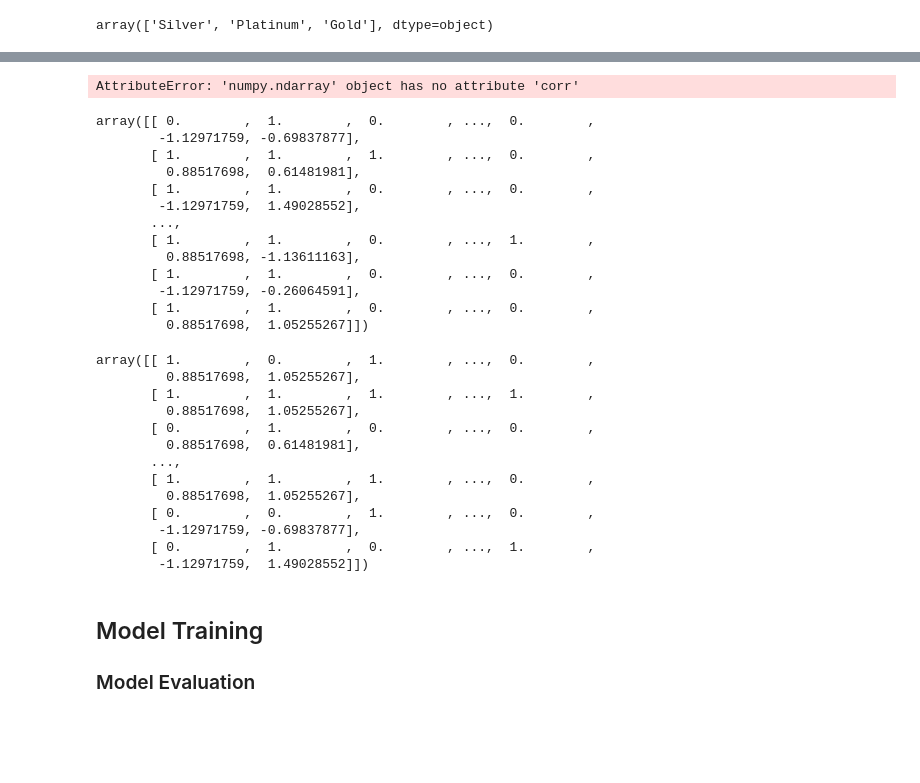
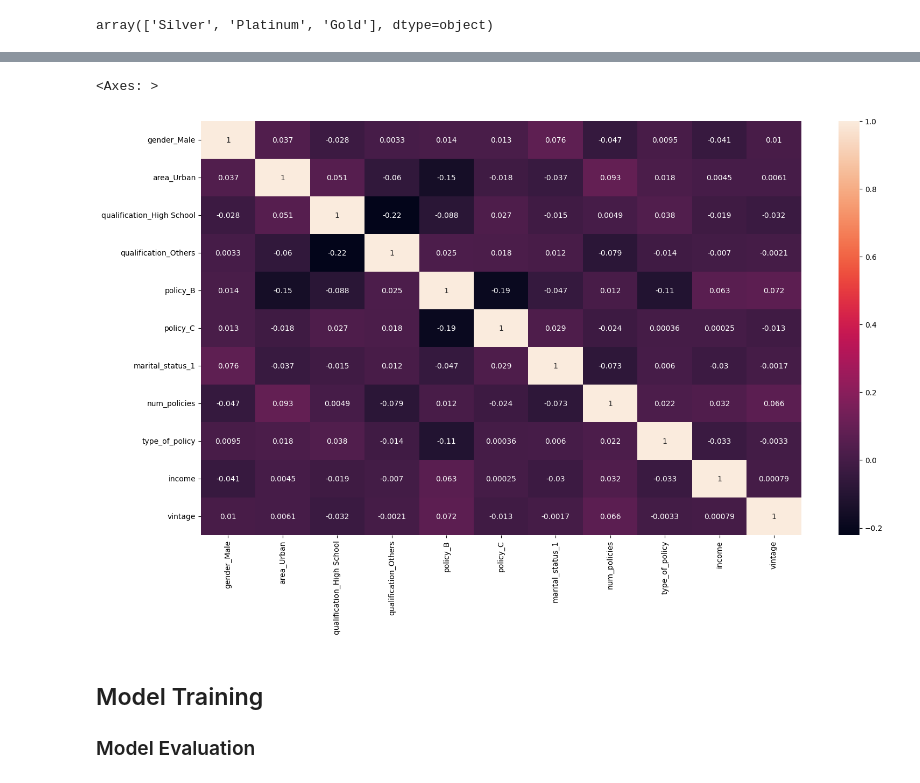
Before and after one commit to nikeshgamal24/Customer-Claim-Value-Forecasting-Project, a Jupyter notebook: Customer_Claim_Value_Forecasting_Project.ipynb, the cells around one changed output, grey strips where cells are left out. Cells and saved outputs as stored; diff of their text form; code cells hidden in the pictures; blank space fills up the shorter version.

```diff
--- a/Customer_Claim_Value_Forecasting_Project.ipynb
+++ b/Customer_Claim_Value_Forecasting_Project.ipynb
@@ -773,0 +698,14 @@ dtype: int64
+# %%
+# --- Initialize Transformers and ColumnTransformer ---
+oh_encoder = OneHotEncoder(drop='first', handle_unknown='ignore')
+ordinal_encoder = OrdinalEncoder(categories=ordinal_encoder_categories, handle_unknown='use_encoded_value', unknown_value=-1)
+std_scaler = StandardScaler()
+
+preprocessor = ColumnTransformer(
+    transformers=[
+        ('onehot', oh_encoder, nominal_features),
+        ('ordinal', ordinal_encoder, ordinal_features),
+        ('scaler', std_scaler, numerical_features)
+    ],
+    remainder='drop'
+)
@@ -773,0 +732,21 @@ dtype: int64
+# %%
+# --- Fit and Transform X_train, Transform X_test ---
+X_train_transformed_array = preprocessor.fit_transform(X_train)
+X_test_transformed_array = preprocessor.transform(X_test)
+
+# --- Convert transformed X arrays to DataFrames (with correct column names and index) ---
+ohe_feature_names = preprocessor.named_transformers_['onehot'].get_feature_names_out(nominal_features)
+ordinal_transformed_names = ordinal_features
+numerical_transformed_names = numerical_features
+
+all_transformed_feature_names = list(ohe_feature_names) + ordinal_transformed_names + numerical_transformed_names
+
+X_train_transformed_df = pd.DataFrame(X_train_transformed_array,
+                                      columns=all_transformed_feature_names,
+                                      index=X_train.index)
+
+X_test_transformed_df = pd.DataFrame(X_test_transformed_array,
+                                     columns=all_transformed_feature_names,
+                                     index=X_test.index)
+# %%
+temp_df=pd.DataFrame(X_train_transformed_df)
@@ -774,41 +768,10 @@ dtype: int64
 # %%
-X_train_transformed.corr()
-plt.figure(figsize=(12,8))
+
+plt.figure(figsize=(18,10))
 sns.heatmap(temp_df.corr(),annot=True)
 # %% [output]
-AttributeError: 'numpy.ndarray' object has no attribute 'corr'
+<Axes: >
+[figure, added]
-# %%
-X_train_transformed
-# %% [output]
-array([[ 0.        ,  1.        ,  0.        , ...,  0.        ,
-        -1.12971759, -0.69837877],
-       [ 1.        ,  1.        ,  1.        , ...,  0.        ,
-         0.88517698,  0.61481981],
-       [ 1.        ,  1.        ,  0.        , ...,  0.        ,
-        -1.12971759,  1.49028552],
-       ...,
-       [ 1.        ,  1.        ,  0.        , ...,  1.        ,
-         0.88517698, -1.13611163],
-       [ 1.        ,  1.        ,  0.        , ...,  0.        ,
-        -1.12971759, -0.26064591],
-       [ 1.        ,  1.        ,  0.        , ...,  0.        ,
-         0.88517698,  1.05255267]])
-# %%
-X_test_transformed
-# %% [output]
-array([[ 1.        ,  0.        ,  1.        , ...,  0.        ,
-         0.88517698,  1.05255267],
-       [ 1.        ,  1.        ,  1.        , ...,  1.        ,
-         0.88517698,  1.05255267],
-       [ 0.        ,  1.        ,  0.        , ...,  0.        ,
-         0.88517698,  0.61481981],
-       ...,
-       [ 1.        ,  1.        ,  1.        , ...,  0.        ,
-         0.88517698,  1.05255267],
-       [ 0.        ,  0.        ,  1.        , ...,  0.        ,
-        -1.12971759, -0.69837877],
-       [ 0.        ,  1.        ,  0.        , ...,  1.        ,
-        -1.12971759,  1.49028552]])
 # %% [markdown]
 ## Model Training
 ### Model Evaluation
```
Also changed, not shown: parts of 18 cells of this notebook.
